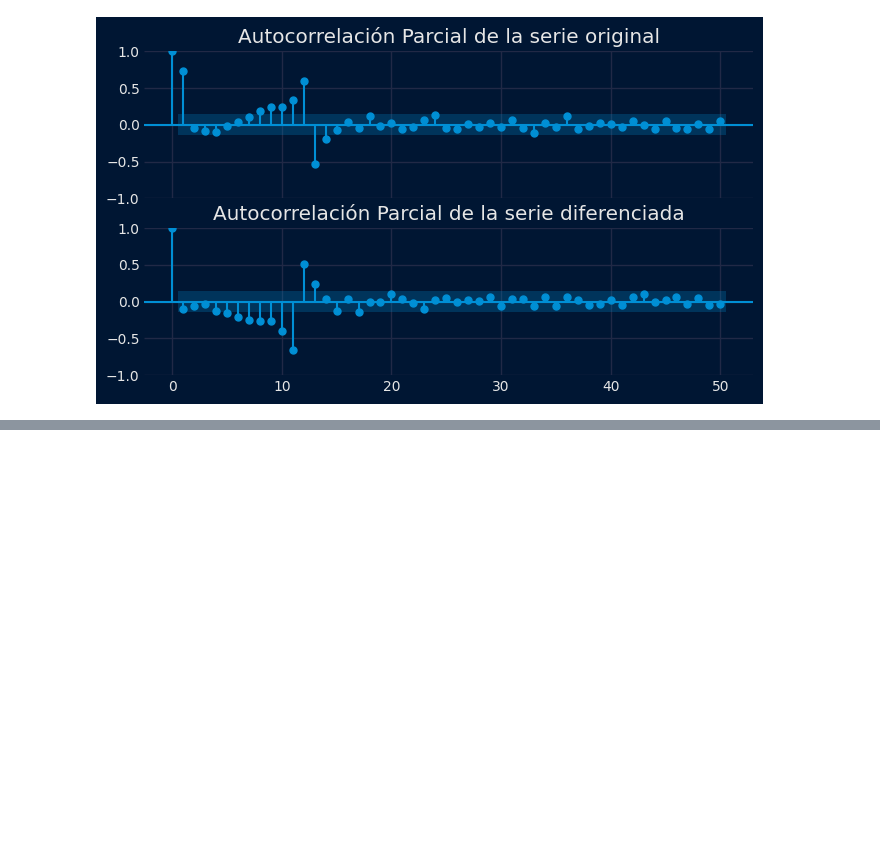
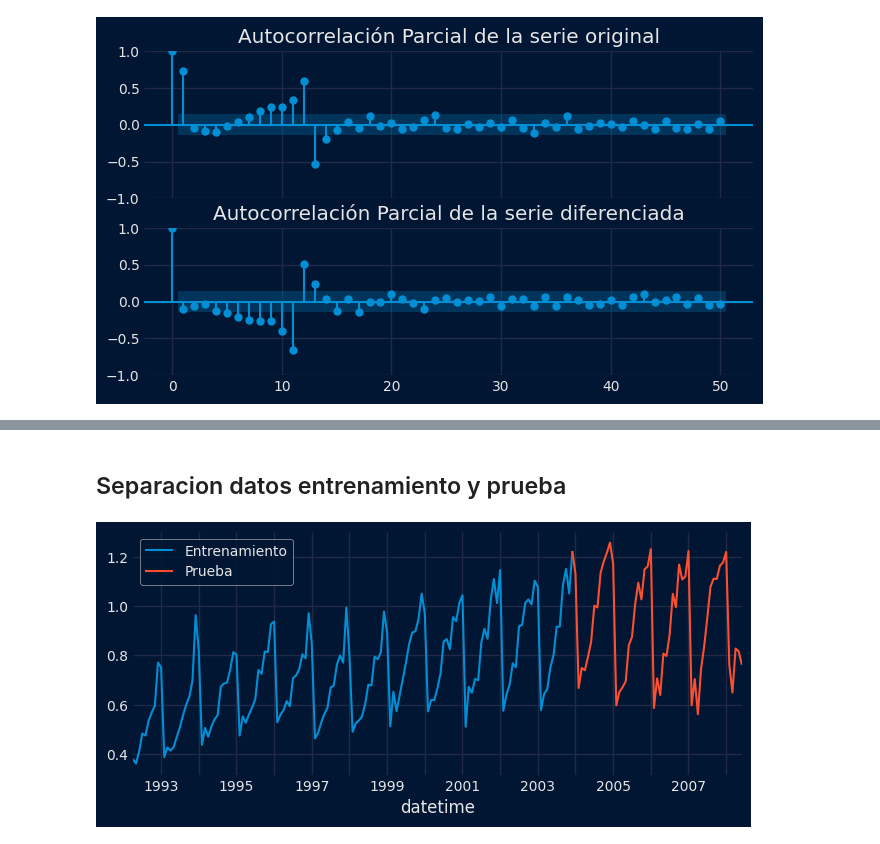
Before and after one commit to DavidBetancurRamirez/ComputacionCientifica, a Jupyter notebook: seriesTiempo/series_tiempo_clase.ipynb, the cells around one changed output, grey strips where cells are left out. Cells and saved outputs as stored; diff of their text form; code cells hidden in the pictures; blank space fills up the shorter version.

```diff
--- a/seriesTiempo/series_tiempo_clase.ipynb
+++ b/seriesTiempo/series_tiempo_clase.ipynb
@@ -139,0 +176,14 @@ plt.show()
+# %% [markdown]
+## Separacion datos entrenamiento y prueba
+# %%
+end_train = '2003-12-01'
+data_train = data['y'].loc[:end_train]
+data_test = data['y'].loc[end_train:]
+
+plt.figure(figsize=(7, 3))
+data_train.plot(label='Entrenamiento')
+data_test.plot(label='Prueba')
+plt.legend()
+plt.show()
+# %% [output]
+[figure, added]
```
Also changed, not shown: parts of 18 cells of this notebook, 1 other file.
